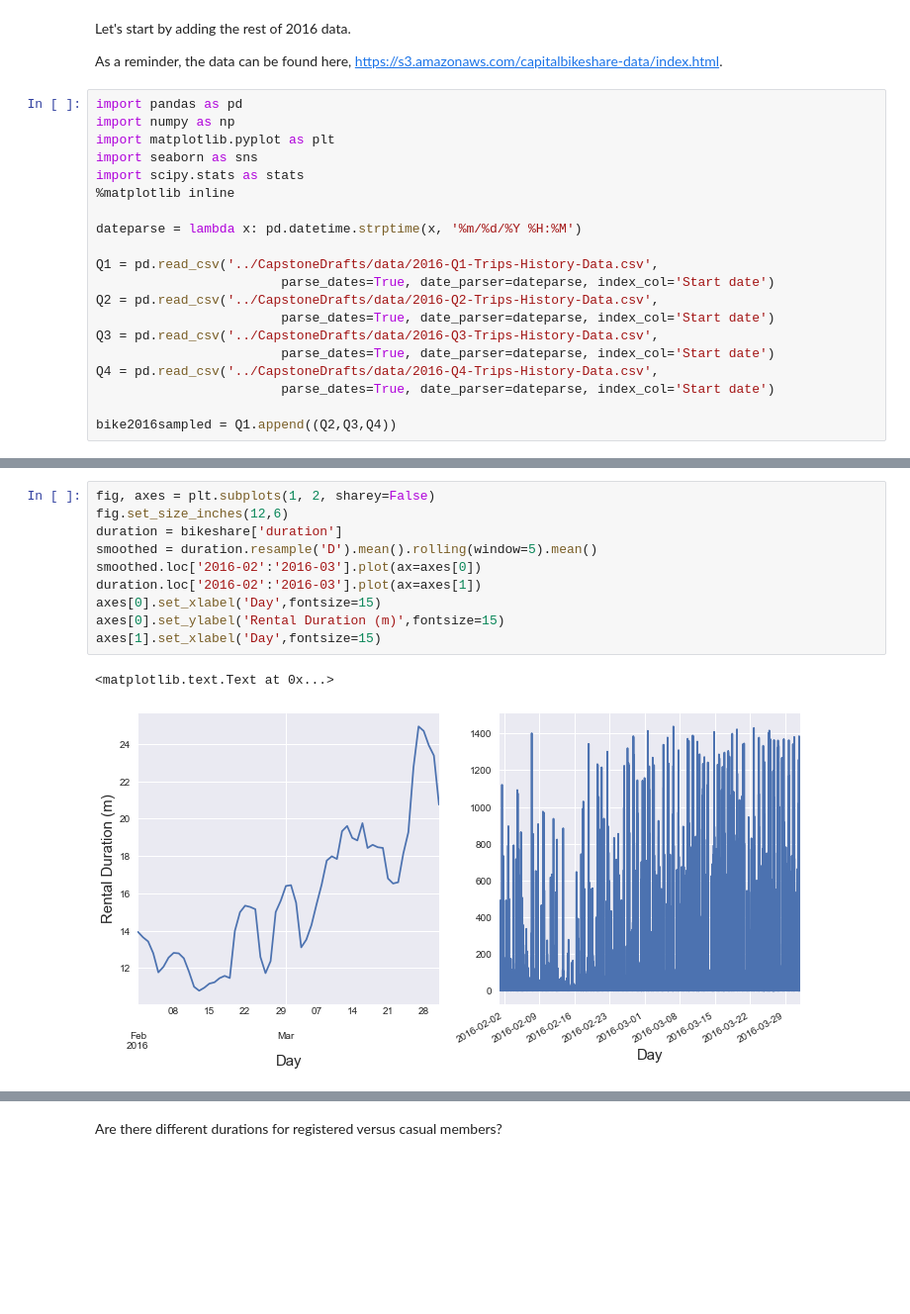
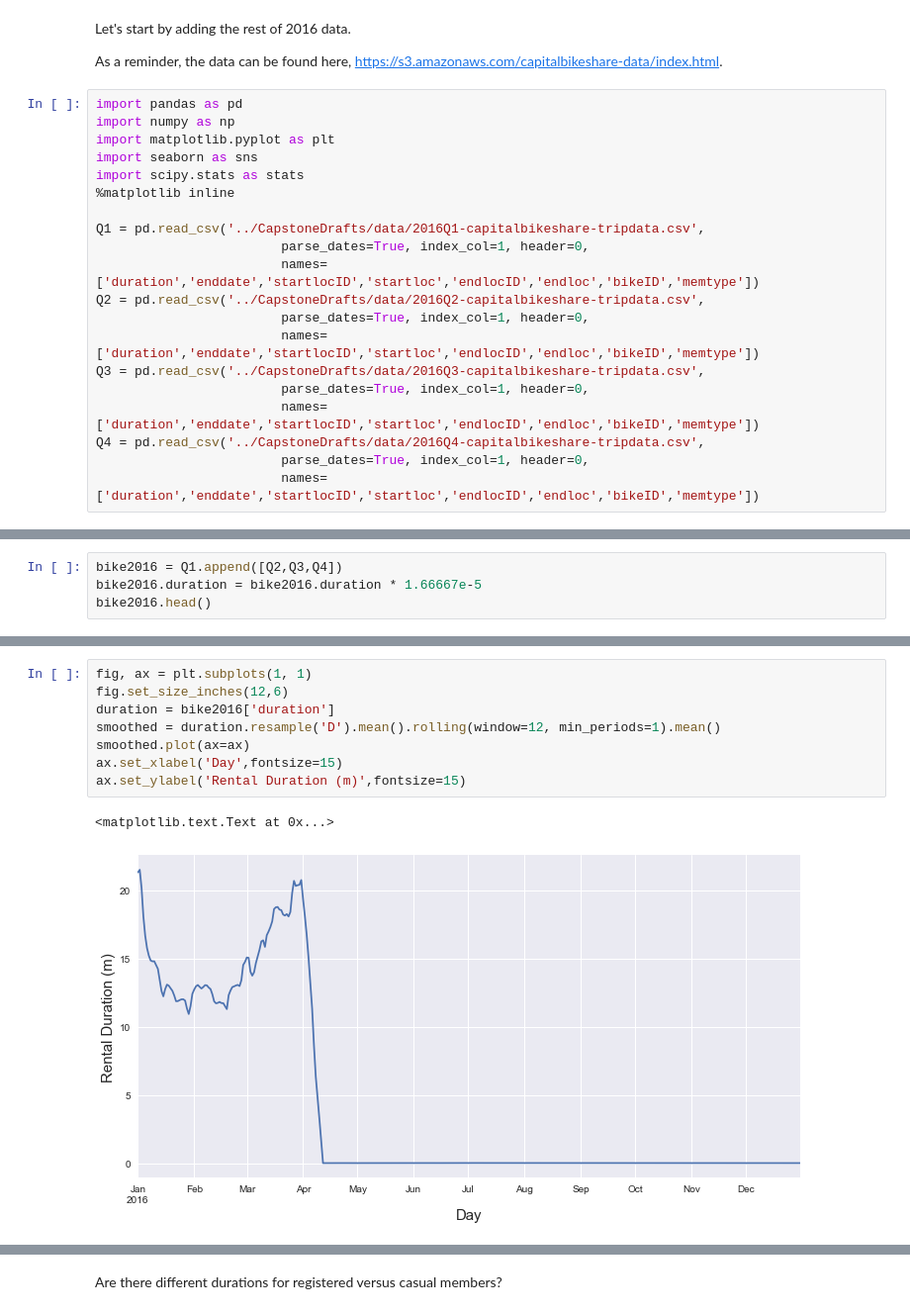
Before and after one commit to mskaerthomason/Springboard-Capstone-1, a Jupyter notebook: CapstoneDrafts/Bikeshare_analysis.ipynb, the cells around one changed output, grey strips where cells are left out. Shown: that part at 99% size. Saved outputs shown, nothing was run; the diff lists cells and outputs as text; blank space fills up the shorter version.

Commit message:
read data and clean

```diff
--- a/CapstoneDrafts/Bikeshare_analysis.ipynb
+++ b/CapstoneDrafts/Bikeshare_analysis.ipynb
@@ -12,15 +12,15 @@ import seaborn as sns
 import scipy.stats as stats
 %matplotlib inline
 
-dateparse = lambda x: pd.datetime.strptime(x, '%m/%d/%Y %H:%M')
-
-Q1 = pd.read_csv('../CapstoneDrafts/data/2016-Q1-Trips-History-Data.csv',
-                        parse_dates=True, date_parser=dateparse, index_col='Start date')
-Q2 = pd.read_csv('../CapstoneDrafts/data/2016-Q2-Trips-History-Data.csv',
-                        parse_dates=True, date_parser=dateparse, index_col='Start date')
-Q3 = pd.read_csv('../CapstoneDrafts/data/2016-Q3-Trips-History-Data.csv',
-                        parse_dates=True, date_parser=dateparse, index_col='Start date')
-Q4 = pd.read_csv('../CapstoneDrafts/data/2016-Q4-Trips-History-Data.csv',
-                        parse_dates=True, date_parser=dateparse, index_col='Start date')
-
-bike2016sampled = Q1.append((Q2,Q3,Q4))
+Q1 = pd.read_csv('../CapstoneDrafts/data/2016Q1-capitalbikeshare-tripdata.csv',
+                        parse_dates=True, index_col=1, header=0,
+                        names=['duration','enddate','startlocID','startloc','endlocID','endloc','bikeID','memtype'])
+Q2 = pd.read_csv('../CapstoneDrafts/data/2016Q2-capitalbikeshare-tripdata.csv',
+                        parse_dates=True, index_col=1, header=0,
+                        names=['duration','enddate','startlocID','startloc','endlocID','endloc','bikeID','memtype'])
+Q3 = pd.read_csv('../CapstoneDrafts/data/2016Q3-capitalbikeshare-tripdata.csv',
+                        parse_dates=True, index_col=1, header=0,
+                        names=['duration','enddate','startlocID','startloc','endlocID','endloc','bikeID','memtype'])
+Q4 = pd.read_csv('../CapstoneDrafts/data/2016Q4-capitalbikeshare-tripdata.csv',
+                        parse_dates=True, index_col=1, header=0,
+                        names=['duration','enddate','startlocID','startloc','endlocID','endloc','bikeID','memtype'])
@@ -29,0 +63,4 @@ bikeshare.duration = bikeshare.duration * 1.66667e-5
+# %%
+bike2016 = Q1.append([Q2,Q3,Q4])
+bike2016.duration = bike2016.duration * 1.66667e-5
+bike2016.head()
@@ -30,13 +74,11 @@ bikeshare.duration = bikeshare.duration * 1.66667e-5
 # %%
-fig, axes = plt.subplots(1, 2, sharey=False)
+fig, ax = plt.subplots(1, 1)
 fig.set_size_inches(12,6)
-duration = bikeshare['duration']
-smoothed = duration.resample('D').mean().rolling(window=5).mean()
-smoothed.loc['2016-02':'2016-03'].plot(ax=axes[0])
-duration.loc['2016-02':'2016-03'].plot(ax=axes[1])
-axes[0].set_xlabel('Day',fontsize=15)
-axes[0].set_ylabel('Rental Duration (m)',fontsize=15)
-axes[1].set_xlabel('Day',fontsize=15)
+duration = bike2016['duration']
+smoothed = duration.resample('D').mean().rolling(window=12, min_periods=1).mean()
+smoothed.plot(ax=ax)
+ax.set_xlabel('Day',fontsize=15)
+ax.set_ylabel('Rental Duration (m)',fontsize=15)
 # %% [output]
 <matplotlib.text.Text at 0x...>
-[figure, old version]
+[figure, new version]
```
Also changed, not shown: parts of 7 cells of this notebook, 1 other file.
